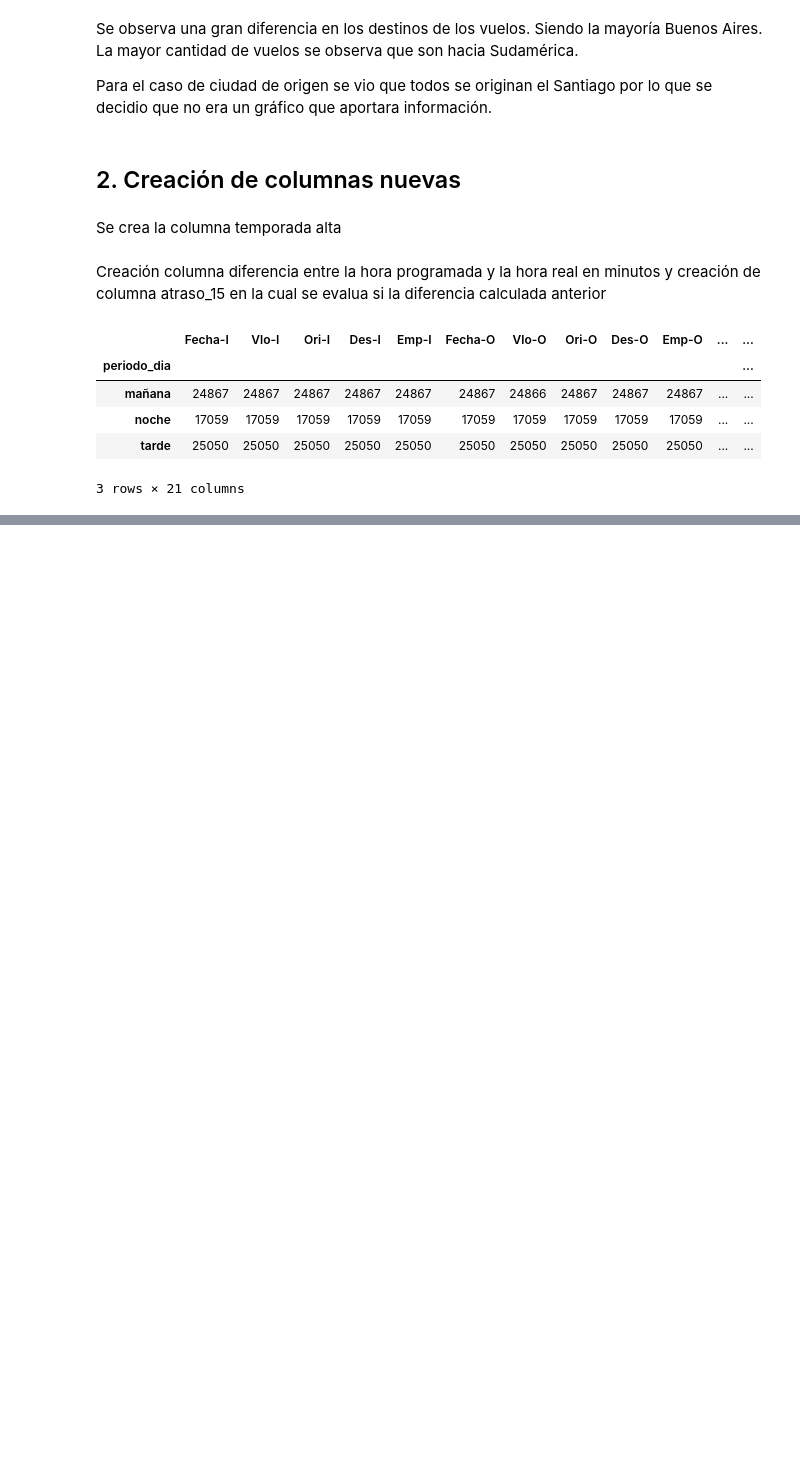
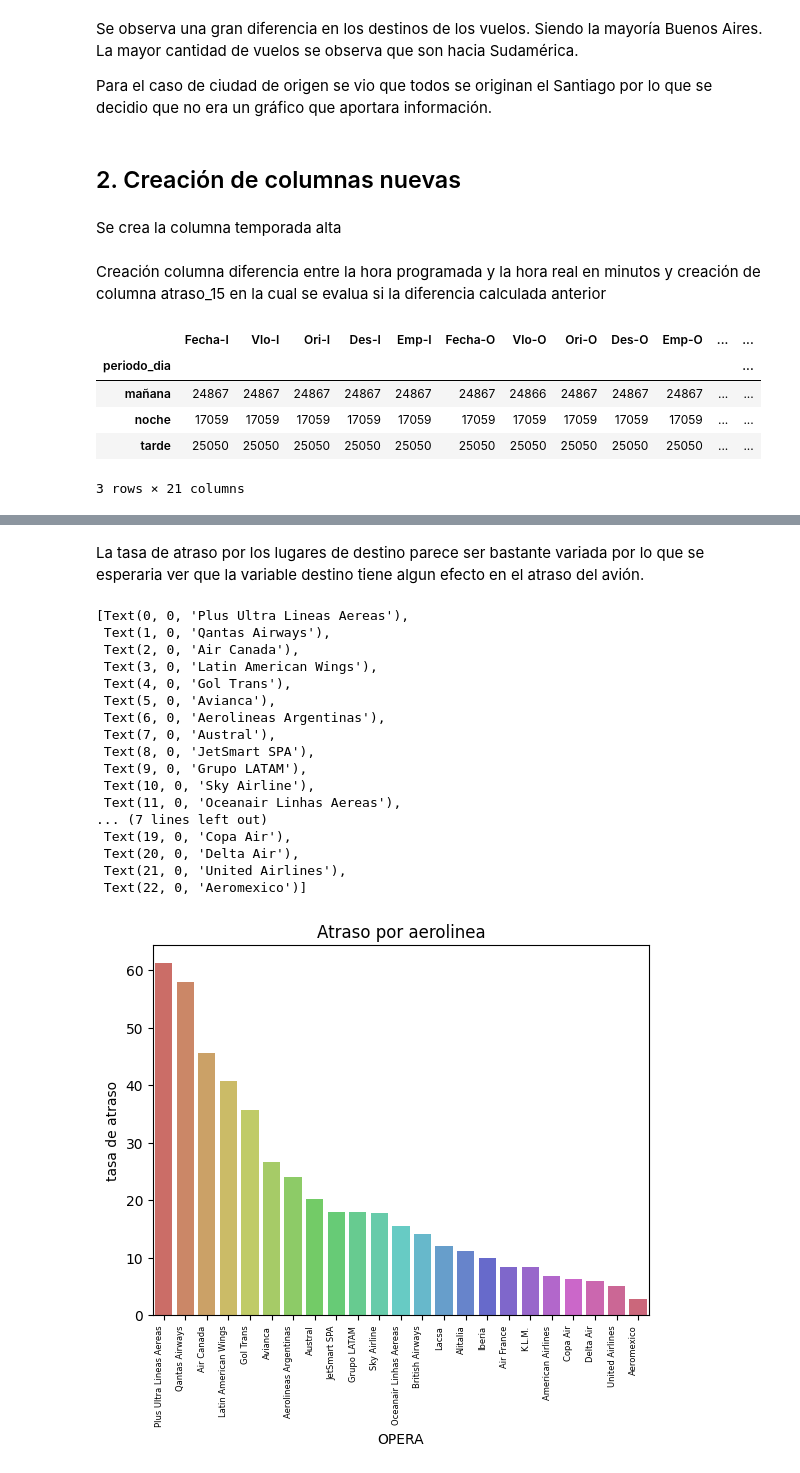
Before and after one commit to flopidopi23/Challege_Latam_data_science, a Jupyter notebook: Prueba_DS_LATAM.ipynb, the cells around one changed output, grey strips where cells are left out. Drawn from its saved outputs; the diff is of its cells as text; code cells hidden in the pictures; blank space fills up the shorter version.

```diff
--- a/Prueba_DS_LATAM.ipynb
+++ b/Prueba_DS_LATAM.ipynb
@@ -195,0 +253,26 @@ syntetic_data.to_csv('syntetic_features.csv')
+# %% [markdown]
+La tasa de atraso por los lugares de destino parece ser bastante variada por lo que se esperaria ver que la variable destino tiene algun efecto en el atraso del avión.
+# %%
+aux = tasa_atraso(data,'OPERA').sort_values('tasa', ascending=False)
+graph= sn.barplot(x = 'OPERA',y = 'tasa',data=aux,palette='hls')
+graph.set(title='Atraso por aerolinea',ylabel ='tasa de atraso')
+graph.set_xticklabels(graph.get_xticklabels(), rotation=90, horizontalalignment='right', fontsize=6)
+# %% [output]
+[Text(0, 0, 'Plus Ultra Lineas Aereas'),
+ Text(1, 0, 'Qantas Airways'),
+ Text(2, 0, 'Air Canada'),
+ Text(3, 0, 'Latin American Wings'),
+ Text(4, 0, 'Gol Trans'),
+ Text(5, 0, 'Avianca'),
+ Text(6, 0, 'Aerolineas Argentinas'),
+ Text(7, 0, 'Austral'),
+ Text(8, 0, 'JetSmart SPA'),
+ Text(9, 0, 'Grupo LATAM'),
+ Text(10, 0, 'Sky Airline'),
+ Text(11, 0, 'Oceanair Linhas Aereas'),
+... (7 lines left out)
+ Text(19, 0, 'Copa Air'),
+ Text(20, 0, 'Delta Air'),
+ Text(21, 0, 'United Airlines'),
+ Text(22, 0, 'Aeromexico')]
+[figure, added]
```
Also changed, not shown: parts of 18 cells of this notebook, 1 other file.
